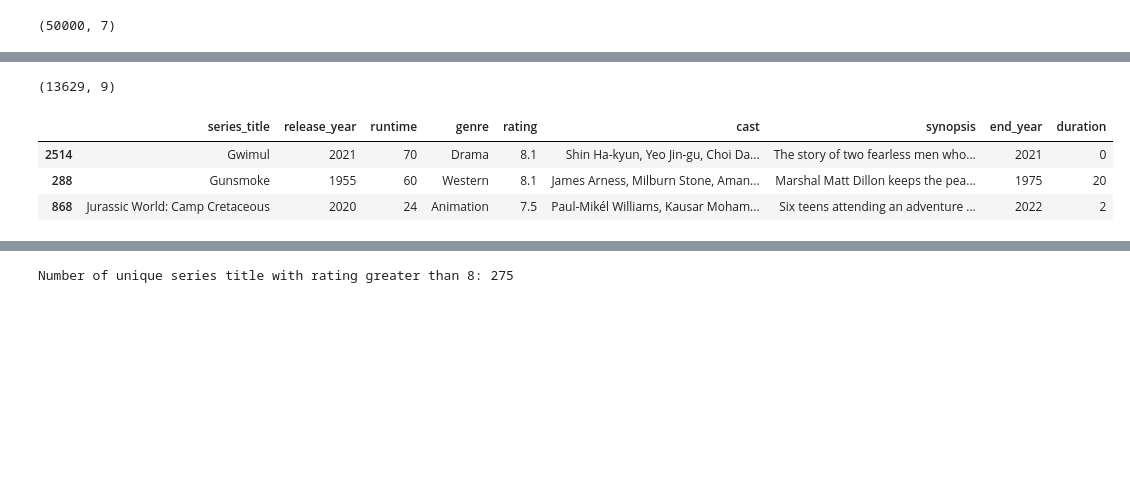
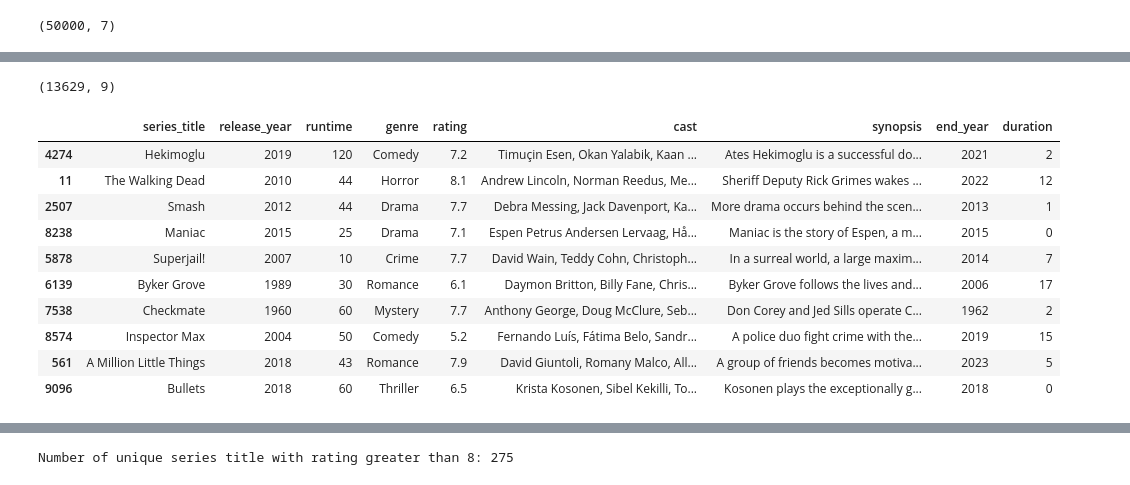
Before and after one commit to TithiSreemany/TithiSreemany.github.io, a Jupyter notebook: Web_Series_NarrativeVisualisation/data_cleaning.ipynb, the cells around one changed output, grey strips where cells are left out. Drawn from its saved outputs; the diff is of its cells as text; code cells hidden in the pictures; blank space fills up the shorter version.

```diff
--- a/Web_Series_NarrativeVisualisation/data_cleaning.ipynb
+++ b/Web_Series_NarrativeVisualisation/data_cleaning.ipynb
@@ -86,18 +86,25 @@ transformed_df.sample(3)
 # %%
 #create a new df with each genre in a new row and series title, rating, release year and end year
 def explode_genres(df: pd.DataFrame) -> pd.DataFrame:
     return (
         df
         .assign(genre=df.genre.str.split(", "))
         .explode("genre")
     )
 
 exploded_df = explode_genres(transformed_df)
 print(exploded_df.shape)
-exploded_df.sample(3)
+exploded_df.sample(10)
 # %% [output]
 (13629, 9)
 |  | series_title | release_year | runtime | genre | rating | cast | synopsis | end_year | duration |
-| 2514 | Gwimul | 2021 | 70 | Drama | 8.1 | Shin Ha-kyun, Yeo Jin-gu, Choi Da... | The story of two fearless men who... | 2021 | 0 |
-| 288 | Gunsmoke | 1955 | 60 | Western | 8.1 | James Arness, Milburn Stone, Aman... | Marshal Matt Dillon keeps the pea... | 1975 | 20 |
-| 868 | Jurassic World: Camp Cretaceous | 2020 | 24 | Animation | 7.5 | Paul-Mikél Williams, Kausar Moham... | Six teens attending an adventure ... | 2022 | 2 |
+| 4274 | Hekimoglu | 2019 | 120 | Comedy | 7.2 | Timuçin Esen, Okan Yalabik, Kaan ... | Ates Hekimoglu is a successful do... | 2021 | 2 |
+| 11 | The Walking Dead | 2010 | 44 | Horror | 8.1 | Andrew Lincoln, Norman Reedus, Me... | Sheriff Deputy Rick Grimes wakes ... | 2022 | 12 |
+| 2507 | Smash | 2012 | 44 | Drama | 7.7 | Debra Messing, Jack Davenport, Ka... | More drama occurs behind the scen... | 2013 | 1 |
+| 8238 | Maniac | 2015 | 25 | Drama | 7.1 | Espen Petrus Andersen Lervaag, Hå... | Maniac is the story of Espen, a m... | 2015 | 0 |
+| 5878 | Superjail! | 2007 | 10 | Crime | 7.7 | David Wain, Teddy Cohn, Christoph... | In a surreal world, a large maxim... | 2014 | 7 |
+| 6139 | Byker Grove | 1989 | 30 | Romance | 6.1 | Daymon Britton, Billy Fane, Chris... | Byker Grove follows the lives and... | 2006 | 17 |
+| 7538 | Checkmate | 1960 | 60 | Mystery | 7.7 | Anthony George, Doug McClure, Seb... | Don Corey and Jed Sills operate C... | 1962 | 2 |
+| 8574 | Inspector Max | 2004 | 50 | Comedy | 5.2 | Fernando Luís, Fátima Belo, Sandr... | A police duo fight crime with the... | 2019 | 15 |
+| 561 | A Million Little Things | 2018 | 43 | Romance | 7.9 | David Giuntoli, Romany Malco, All... | A group of friends becomes motiva... | 2023 | 5 |
+| 9096 | Bullets | 2018 | 60 | Thriller | 6.5 | Krista Kosonen, Sibel Kekilli, To... | Kosonen plays the exceptionally g... | 2018 | 0 |
```
Also changed, not shown: parts of 11 cells of this notebook.
